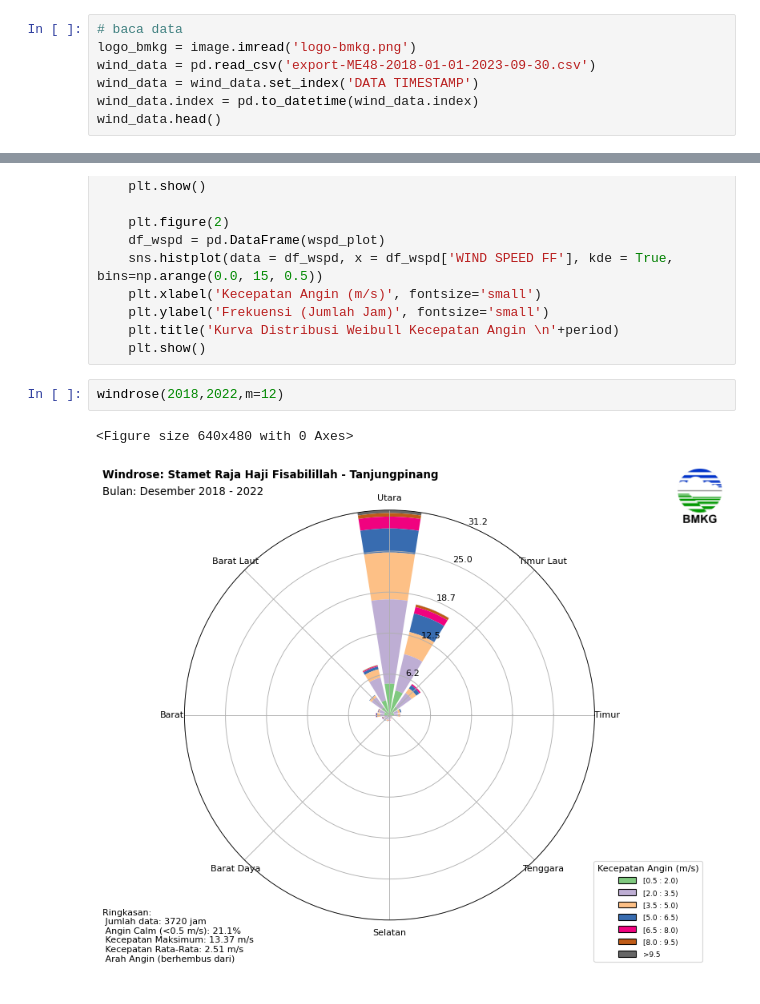
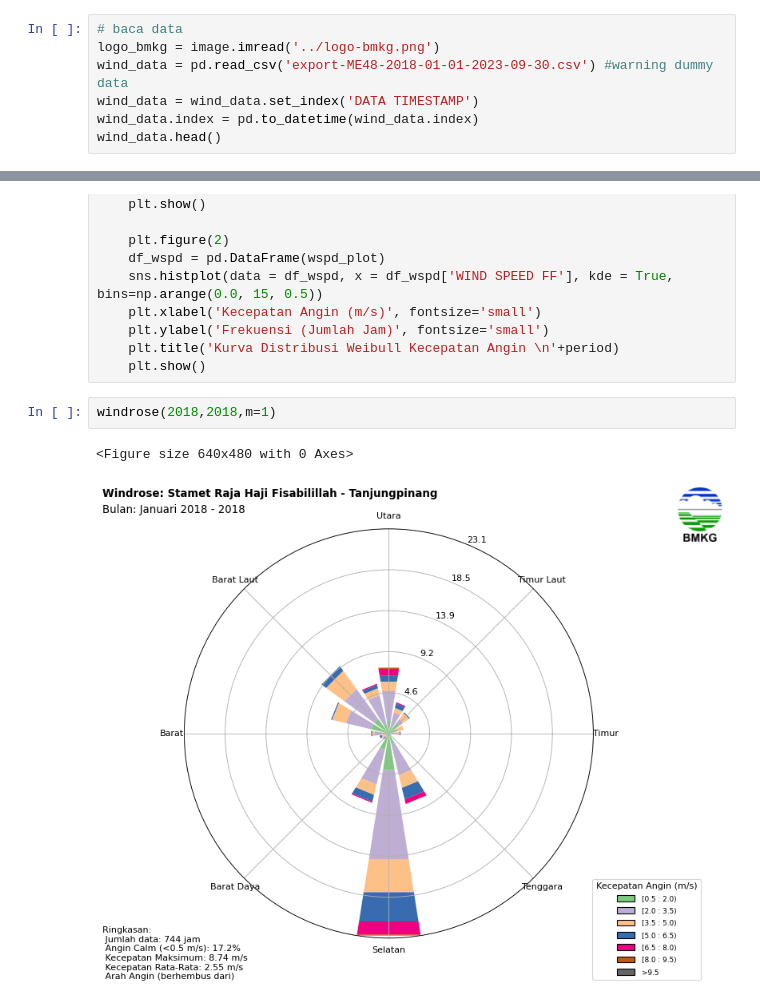
Before and after one commit to mahronid/metpy, a Jupyter notebook: windrose/windrose.ipynb, the cells around one changed output, grey strips where cells are left out. Cells and saved outputs as stored; diff of their text form.

Commit message:
add windrose plot

```diff
--- a/windrose/windrose.ipynb
+++ b/windrose/windrose.ipynb
@@ -16,8 +16,8 @@ from scipy import stats
 import seaborn as sns
 # %%
 # baca data
-logo_bmkg = image.imread('logo-bmkg.png')
-wind_data = pd.read_csv('export-ME48-2018-01-01-2023-09-30.csv')
+logo_bmkg = image.imread('../logo-bmkg.png')
+wind_data = pd.read_csv('export-ME48-2018-01-01-2023-09-30.csv') #warning dummy data
 wind_data = wind_data.set_index('DATA TIMESTAMP')
 wind_data.index = pd.to_datetime(wind_data.index)
 wind_data.head()
@@ -96,7 +96,7 @@ def windrose(ystart, yend, **kwargs):
     plt.title('Kurva Distribusi Weibull Kecepatan Angin \n'+period)
     plt.show()
 # %%
-windrose(2018,2022,m=12)
+windrose(2018,2018,m=1)
 # %% [output]
 <Figure size 640x480 with 0 Axes>
-[figure, old version]
+[figure, new version]
```
Also changed, not shown: parts of 2 cells of this notebook, 1 other file.
